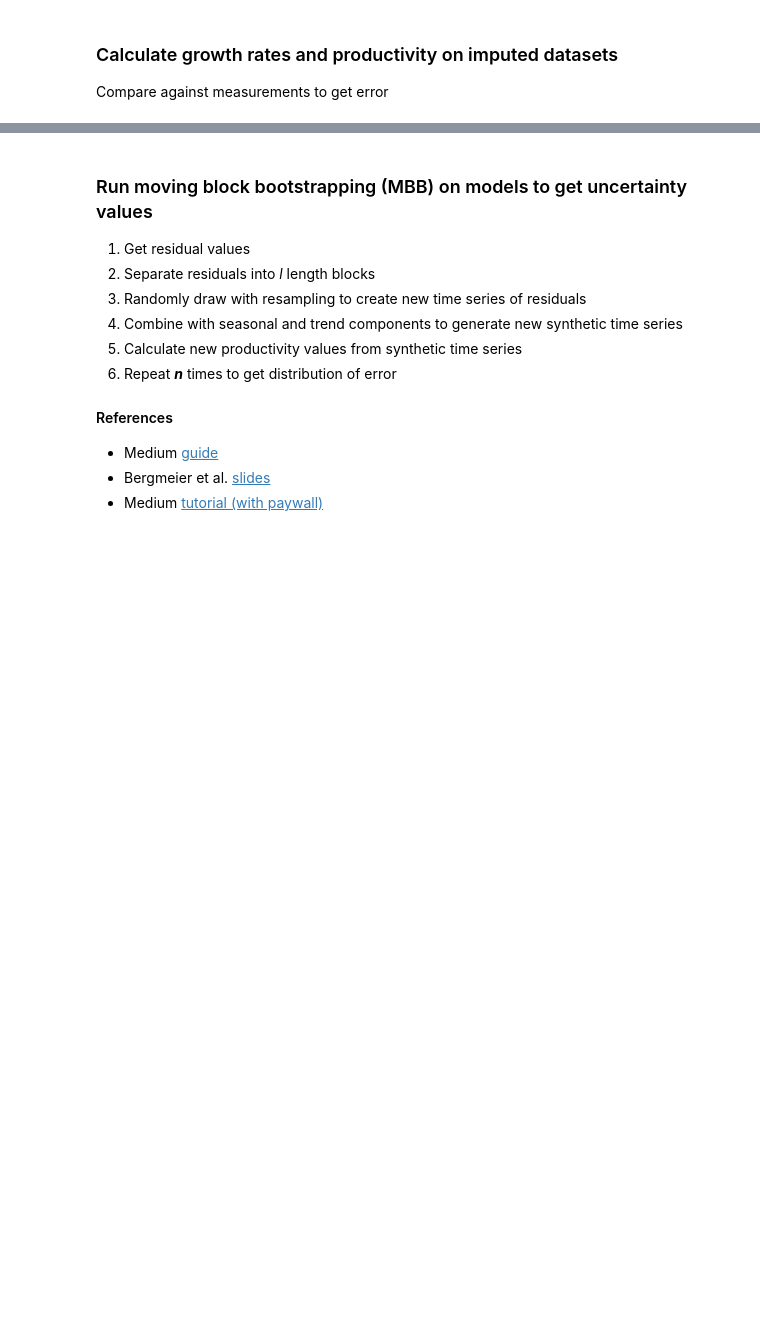
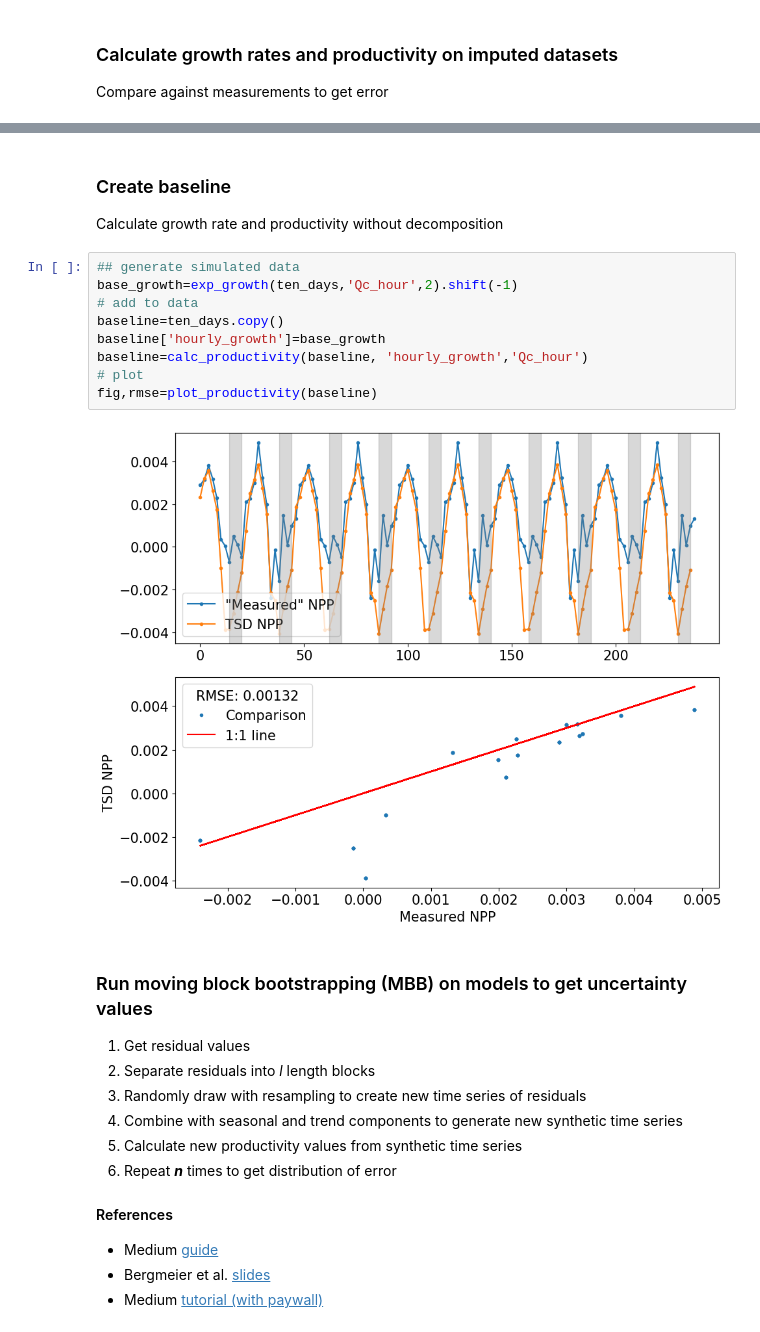
Before and after one commit to klqi/seaflow_tsd, a Jupyter notebook: zinser_simulations.ipynb, the cells around one changed output, grey strips where cells are left out. Drawn from its saved outputs; the diff is of its cells as text; blank space fills up the shorter version.

```diff
--- a/zinser_simulations.ipynb
+++ b/zinser_simulations.ipynb
@@ -123,3 +153,17 @@ plot_productivity(tsd_df)
+# %% [markdown]
+### Create baseline
+Calculate growth rate and productivity without decomposition
+# %%
+## generate simulated data
+base_growth=exp_growth(ten_days,'Qc_hour',2).shift(-1)
+# add to data
+baseline=ten_days.copy()
+baseline['hourly_growth']=base_growth
+baseline=calc_productivity(baseline, 'hourly_growth','Qc_hour')
+# plot
+fig,rmse=plot_productivity(baseline)
+# %% [output]
+[figure, added]
 # %% [markdown]
 ### Run moving block bootstrapping (MBB) on models to get uncertainty values
 
```
Also changed, not shown: parts of 19 cells of this notebook, 9 other files.
